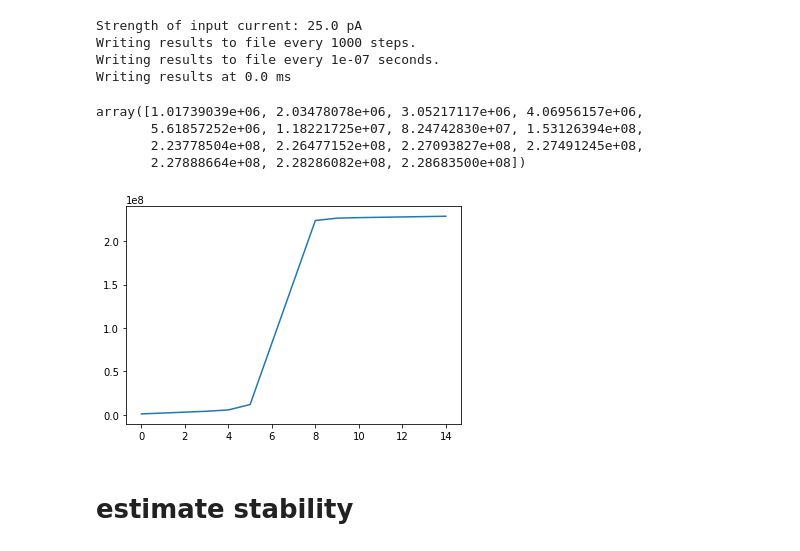
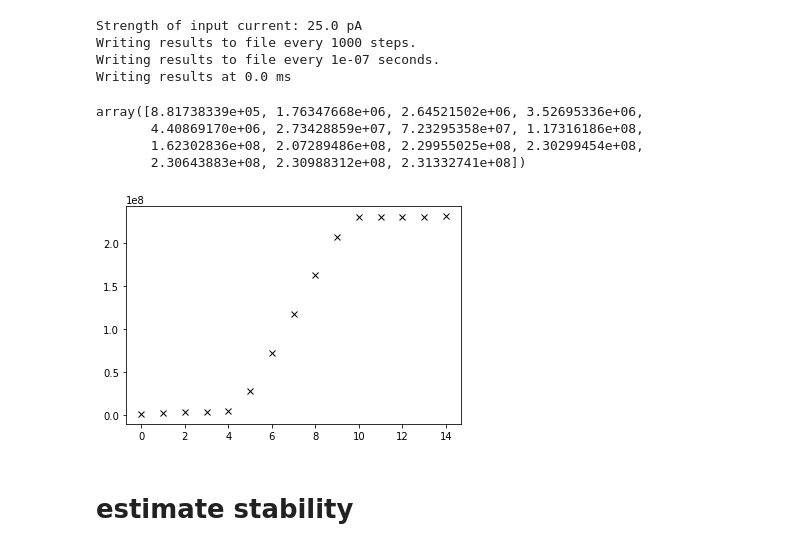
Before and after one commit to feblmu/Eberhardt2024Ion-concentration, a Jupyter notebook: notebooks/run_FD_solver_test.ipynb, the cells around one changed output. Saved outputs shown, nothing was run; the diff lists cells and outputs as text; code cells hidden in the pictures.

```diff
--- a/notebooks/run_FD_solver_test.ipynb
+++ b/notebooks/run_FD_solver_test.ipynb
@@ -42,18 +40,13 @@ timesteps 100000
 # Init simulation
 # %%
 reload(FiniteDifferenceSolver)
-#results_file = './../simulation_results/FD_10082022_test.pcl'
-results_file = './../../simulation_results/test_run'
-write_interval = 1.e-7
 spine = FiniteDifferenceSolver.FiniteDifferenceSolver(
     t,x,a,
-    bnds=[[0., 0.03e-3, 0.06e-3],
-          [250.e-12, 300.e-12, 400.e-12],
-          [-0.07, -0.07, -0.07]],
-    input_type='const',
+    bnds=boundary_conditions,
+    input_type=input_type,
     file_name=results_file,
     write_interval=write_interval,
-    parameter_set = 'equal_diffusion')
+    parameter_set = constants)
 # %% [output]
 Strength of input current: 25.0 pA
 Writing results to file every 1000 steps.
@@ -62,18 +55,20 @@ Writing results at 0.0 ms
 # %%
 reload(plot)
 _r_e = spine.r_e / spine.scale_resistance / spine.scale_space
 _a = spine.a/spine.scale_space
 _dx = spine.delta_x/spine.scale_space
 R_e = _r_e * _dx / np.pi / np.square(_a)
-_g_ij = (np.square(_a[1:]) / _r_e[1:] + np.square(_a[:-1]) / _r_e[:-1]) * np.pi / 2. / _dx
-plt.plot(np.cumsum(1./_g_ij))
+#_g_ij = (np.square(_a[1:]) / _r_e[1:] + np.square(_a[:-1]) / _r_e[:-1]) * np.pi / 2. / _dx
+_g_ij = (2. * (np.square(_a[1:]) * np.square(_a[:-1])) /
+         (_r_e[1:]*np.square(_a[1:])+_r_e[:-1]*np.square(_a[:-1])) / _dx * np.pi )
+plt.plot(np.cumsum(1./_g_ij), 'kx')
 np.cumsum(1./_g_ij)
 # %% [output]
-array([1.01739039e+06, 2.03478078e+06, 3.05217117e+06, 4.06956157e+06,
-       5.61857252e+06, 1.18221725e+07, 8.24742830e+07, 1.53126394e+08,
-       2.23778504e+08, 2.26477152e+08, 2.27093827e+08, 2.27491245e+08,
-       2.27888664e+08, 2.28286082e+08, 2.28683500e+08])
+array([8.81738339e+05, 1.76347668e+06, 2.64521502e+06, 3.52695336e+06,
+       4.40869170e+06, 2.73428859e+07, 7.23295358e+07, 1.17316186e+08,
+       1.62302836e+08, 2.07289486e+08, 2.29955025e+08, 2.30299454e+08,
+       2.30643883e+08, 2.30988312e+08, 2.31332741e+08])
-[figure, old version]
+[figure, new version]
 # %% [markdown]
 # estimate stability
 # %%
```
Also changed, not shown: parts of 7 cells of this notebook, 12 other files.
